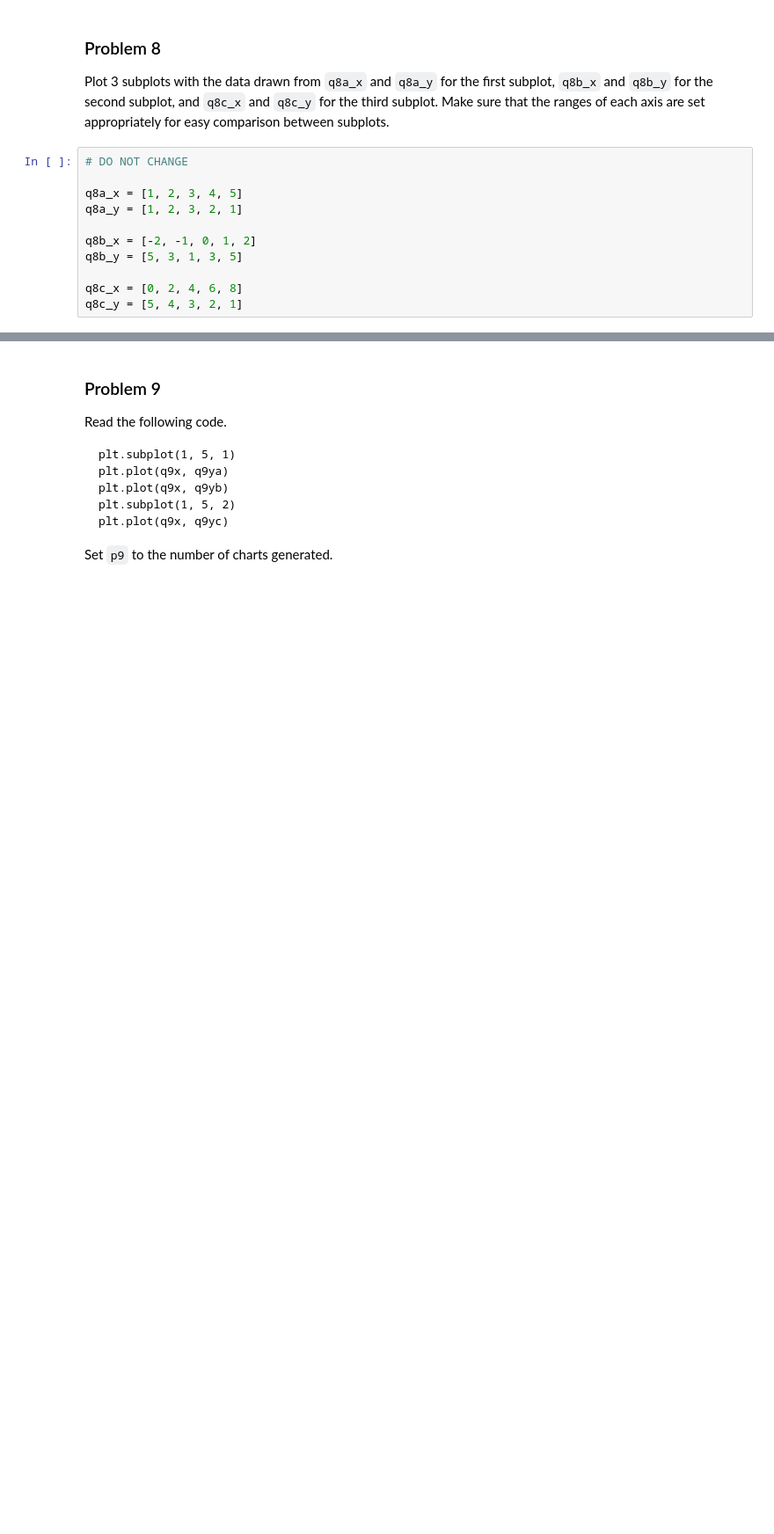
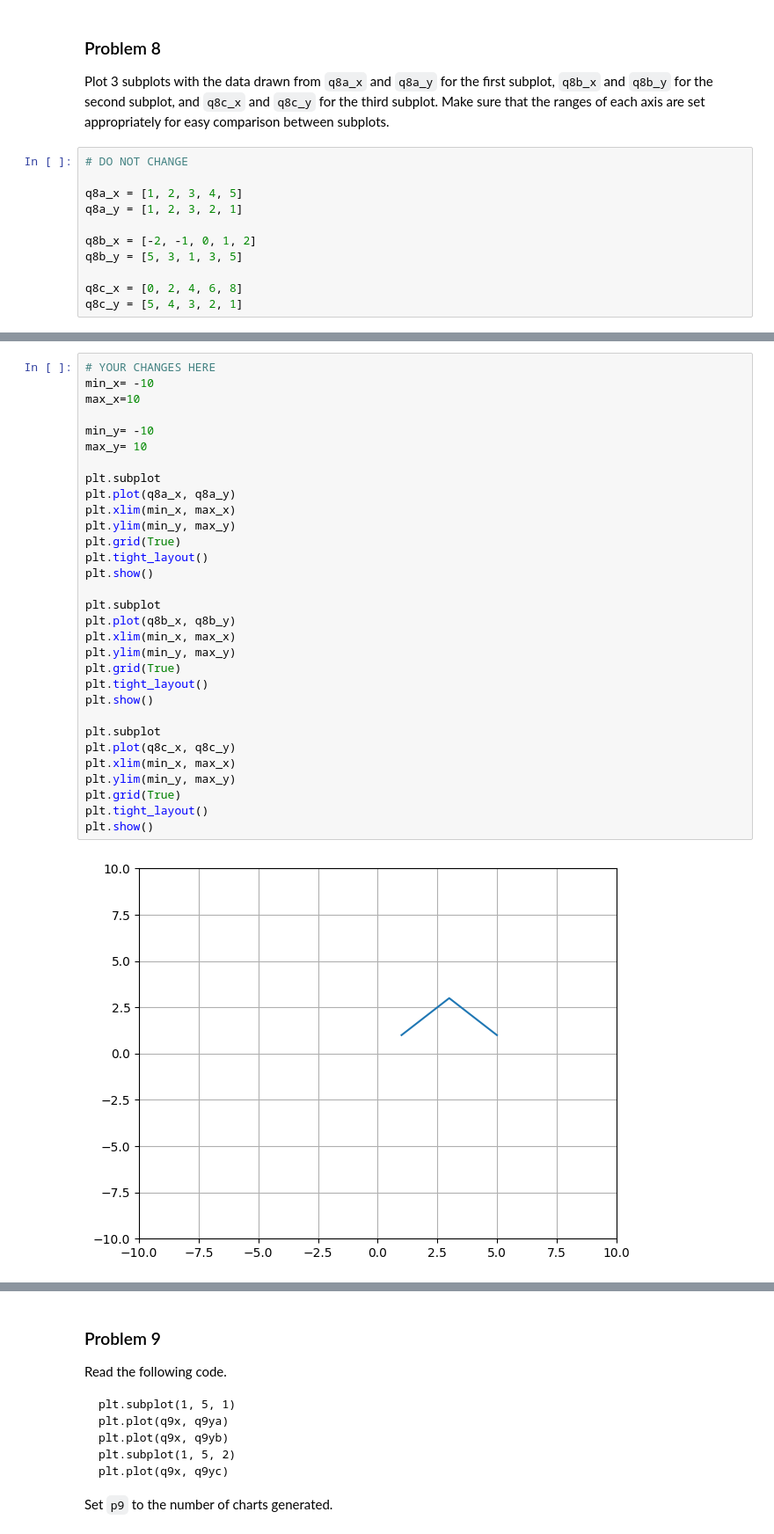
Before and after one commit to egarr831/dx602-homework-05, a Jupyter notebook: homework.ipynb, the cells around one changed output, grey strips where cells are left out. Shown at 88% size. Saved outputs shown, nothing was run; the diff lists cells and outputs as text; blank space fills up the shorter version.

```diff
--- a/homework.ipynb
+++ b/homework.ipynb
@@ -238,0 +277,33 @@ Ellipsis
+# %%
+# YOUR CHANGES HERE
+min_x= -10
+max_x=10
+
+min_y= -10
+max_y= 10
+
+plt.subplot
+plt.plot(q8a_x, q8a_y)
+plt.xlim(min_x, max_x)
+plt.ylim(min_y, max_y)
+plt.grid(True)
+plt.tight_layout()
+plt.show()
+
+plt.subplot
+plt.plot(q8b_x, q8b_y)
+plt.xlim(min_x, max_x)
+plt.ylim(min_y, max_y)
+plt.grid(True)
+plt.tight_layout()
+plt.show()
+
+plt.subplot
+plt.plot(q8c_x, q8c_y)
+plt.xlim(min_x, max_x)
+plt.ylim(min_y, max_y)
+plt.grid(True)
+plt.tight_layout()
+plt.show()
+# %% [output]
+[figure, added]
```
Also changed, not shown: parts of 6 cells of this notebook.
